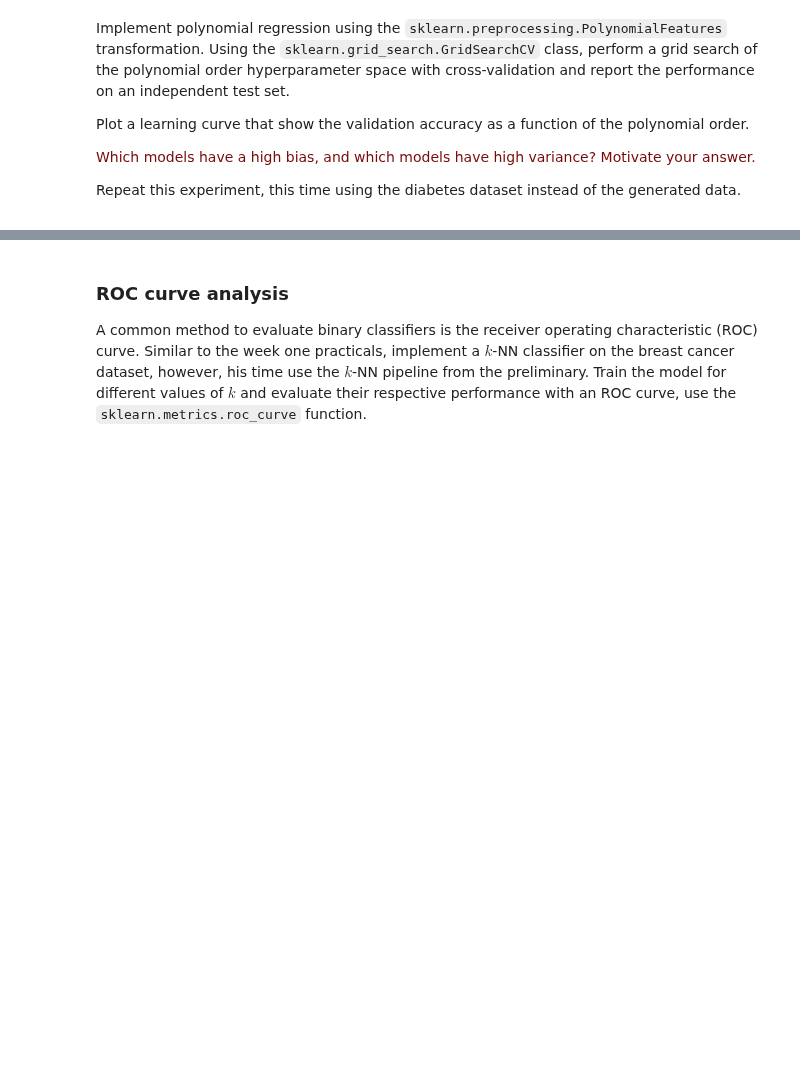
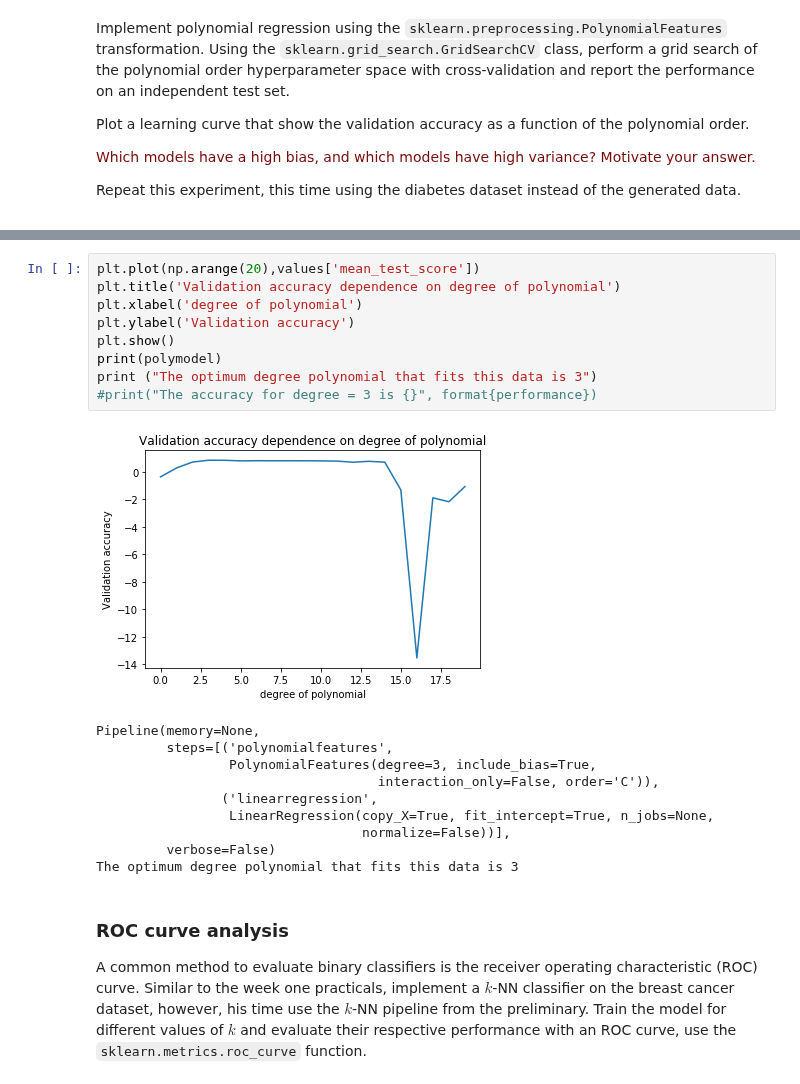
Before and after one commit to ndkruif/8dm40-machine-learning, a Jupyter notebook: practicals/week_2.ipynb, the cells around one changed output, grey strips where cells are left out. Cells and saved outputs as stored; diff of their text form; blank space fills up the shorter version.

```diff
--- a/practicals/week_2.ipynb
+++ b/practicals/week_2.ipynb
@@ -203,3 +233,23 @@ plt.show()
+# %%
+plt.plot(np.arange(20),values['mean_test_score'])
+plt.title('Validation accuracy dependence on degree of polynomial')
+plt.xlabel('degree of polynomial')
+plt.ylabel('Validation accuracy')
+plt.show()
+print(polymodel)
+print ("The optimum degree polynomial that fits this data is 3")
+#print("The accuracy for degree = 3 is {}", format{performance})
+# %% [output]
+[figure, added]
+Pipeline(memory=None,
+         steps=[('polynomialfeatures',
+                 PolynomialFeatures(degree=3, include_bias=True,
+                                    interaction_only=False, order='C')),
+                ('linearregression',
+                 LinearRegression(copy_X=True, fit_intercept=True, n_jobs=None,
+                                  normalize=False))],
+         verbose=False)
+The optimum degree polynomial that fits this data is 3
 # %% [markdown]
 ### ROC curve analysis
 A common method to evaluate binary classifiers is the receiver operating characteristic (ROC) curve. Similar to the week one practicals, implement a $k$-NN classifier on the breast cancer dataset, however, his time use the $k$-NN pipeline from the preliminary. Train the model for different values of $k$ and evaluate their respective performance with an ROC curve, use the `sklearn.metrics.roc_curve` function.
```
Also changed, not shown: parts of 2 cells of this notebook.
